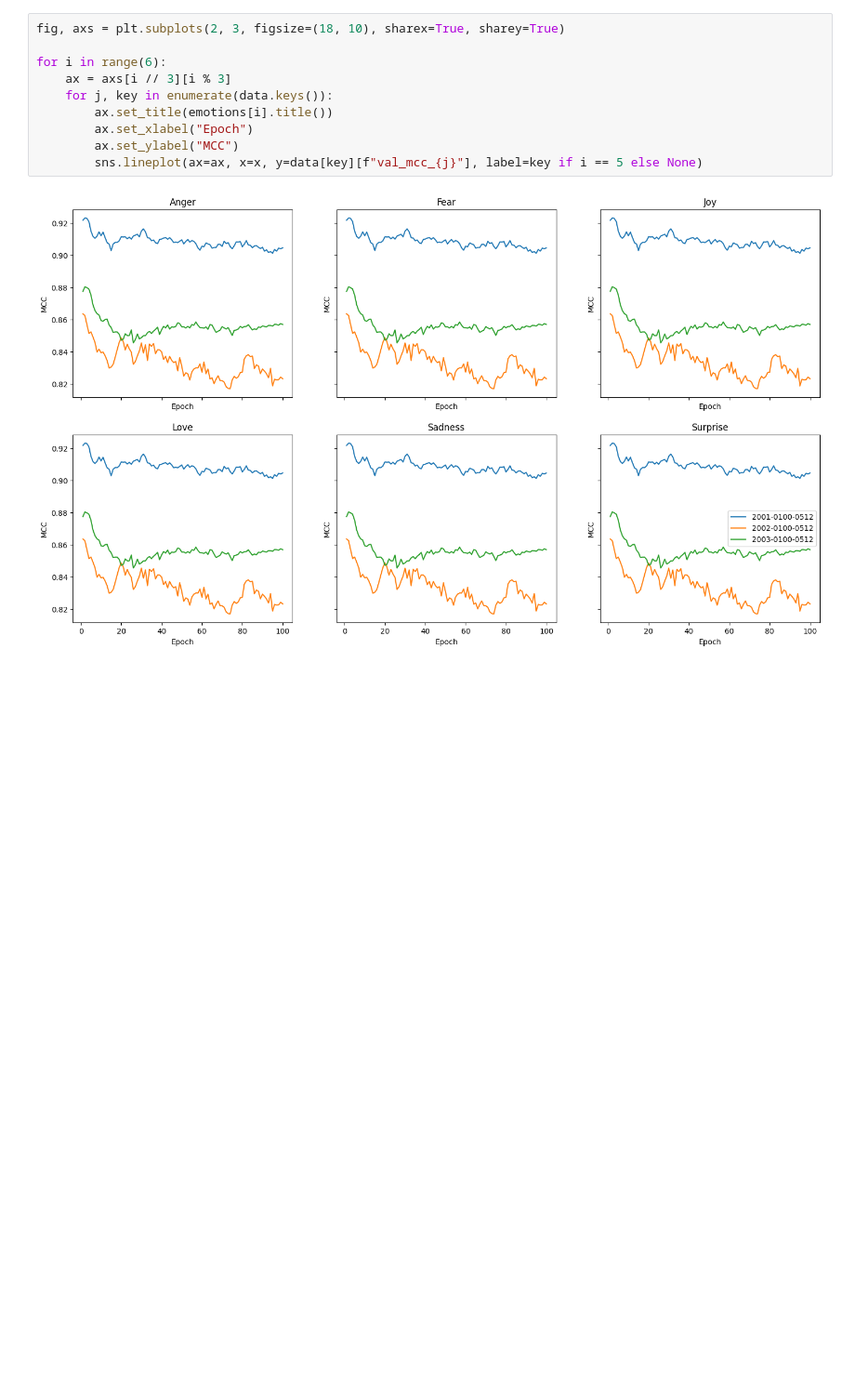
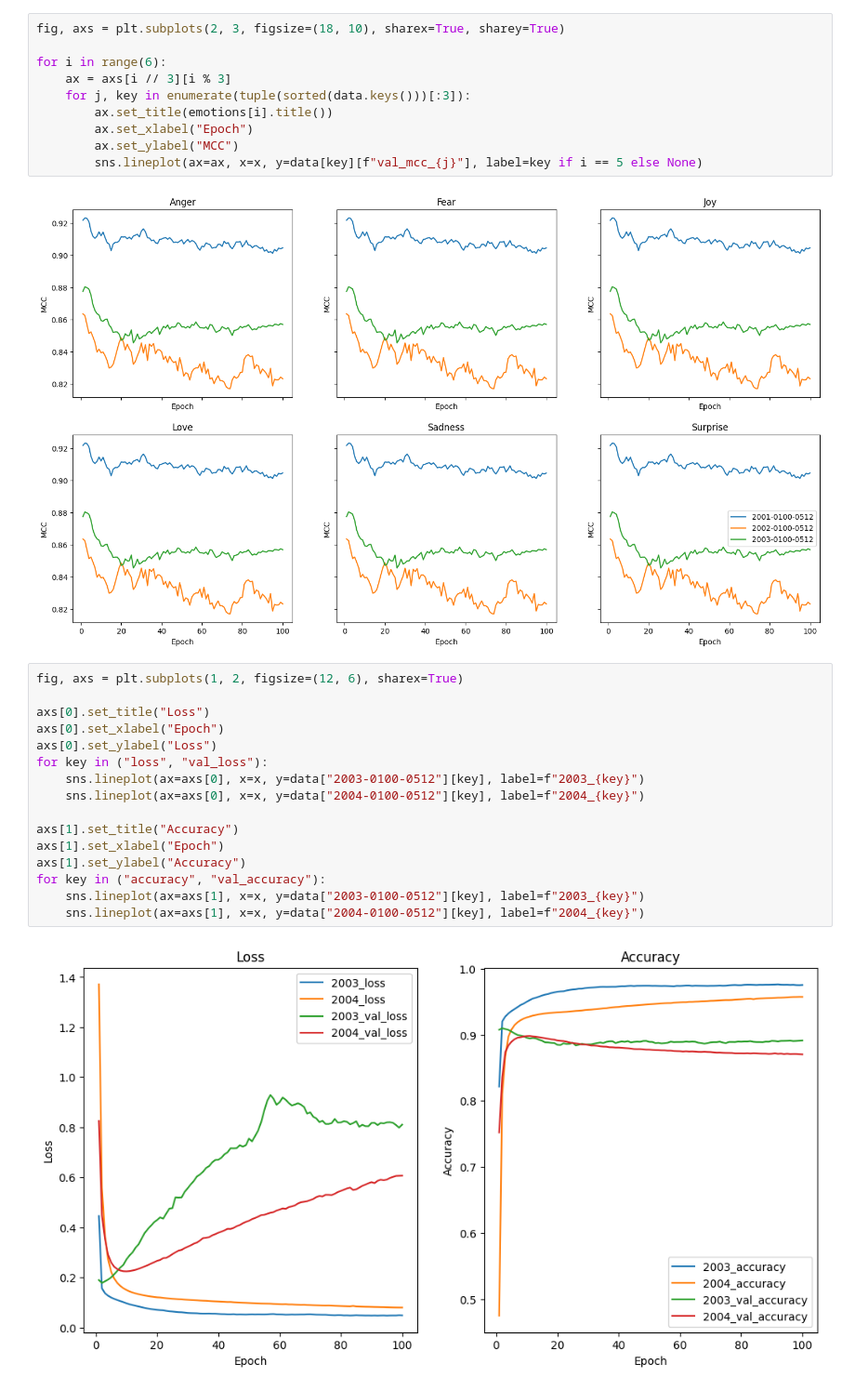
Before and after one commit to parafoxia/decks, a Jupyter notebook: eval_net.ipynb, the cells around one changed output. Shown at 93% size. Saved outputs shown, nothing was run; the diff lists cells and outputs as text; blank space fills up the shorter version.

```diff
--- a/eval_net.ipynb
+++ b/eval_net.ipynb
@@ -104,10 +104,28 @@ fig, axs = plt.subplots(2, 3, figsize=(18, 10), sharex=True, sharey=True)
 
 for i in range(6):
     ax = axs[i // 3][i % 3]
-    for j, key in enumerate(data.keys()):
+    for j, key in enumerate(tuple(sorted(data.keys()))[:3]):
         ax.set_title(emotions[i].title())
         ax.set_xlabel("Epoch")
         ax.set_ylabel("MCC")
         sns.lineplot(ax=ax, x=x, y=data[key][f"val_mcc_{j}"], label=key if i == 5 else None)
 # %% [output]
 [figure]
+# %%
+fig, axs = plt.subplots(1, 2, figsize=(12, 6), sharex=True)
+
+axs[0].set_title("Loss")
+axs[0].set_xlabel("Epoch")
+axs[0].set_ylabel("Loss")
+for key in ("loss", "val_loss"):
+    sns.lineplot(ax=axs[0], x=x, y=data["2003-0100-0512"][key], label=f"2003_{key}")
+    sns.lineplot(ax=axs[0], x=x, y=data["2004-0100-0512"][key], label=f"2004_{key}")
+
+axs[1].set_title("Accuracy")
+axs[1].set_xlabel("Epoch")
+axs[1].set_ylabel("Accuracy")
+for key in ("accuracy", "val_accuracy"):
+    sns.lineplot(ax=axs[1], x=x, y=data["2003-0100-0512"][key], label=f"2003_{key}")
+    sns.lineplot(ax=axs[1], x=x, y=data["2004-0100-0512"][key], label=f"2004_{key}")
+# %% [output]
+[figure, added]
```
Also changed, not shown: parts of 6 cells of this notebook, 1 other file.
